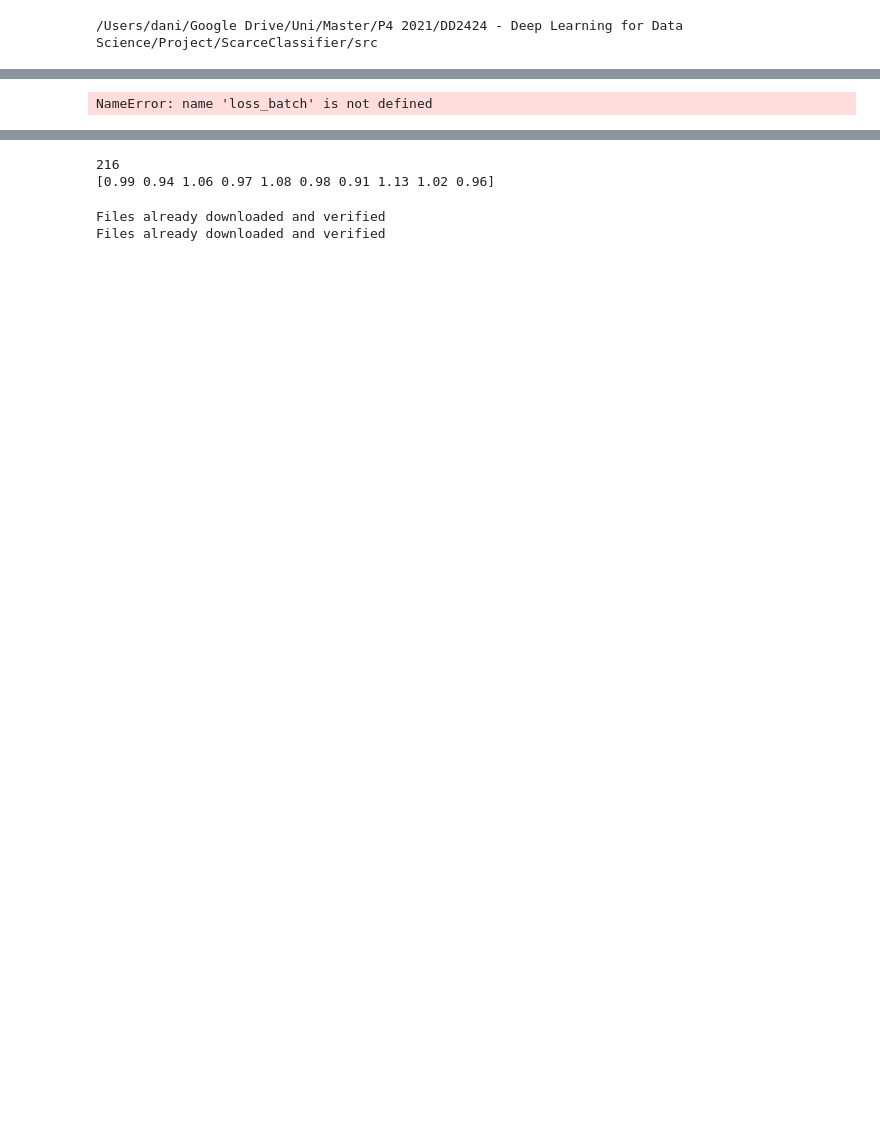
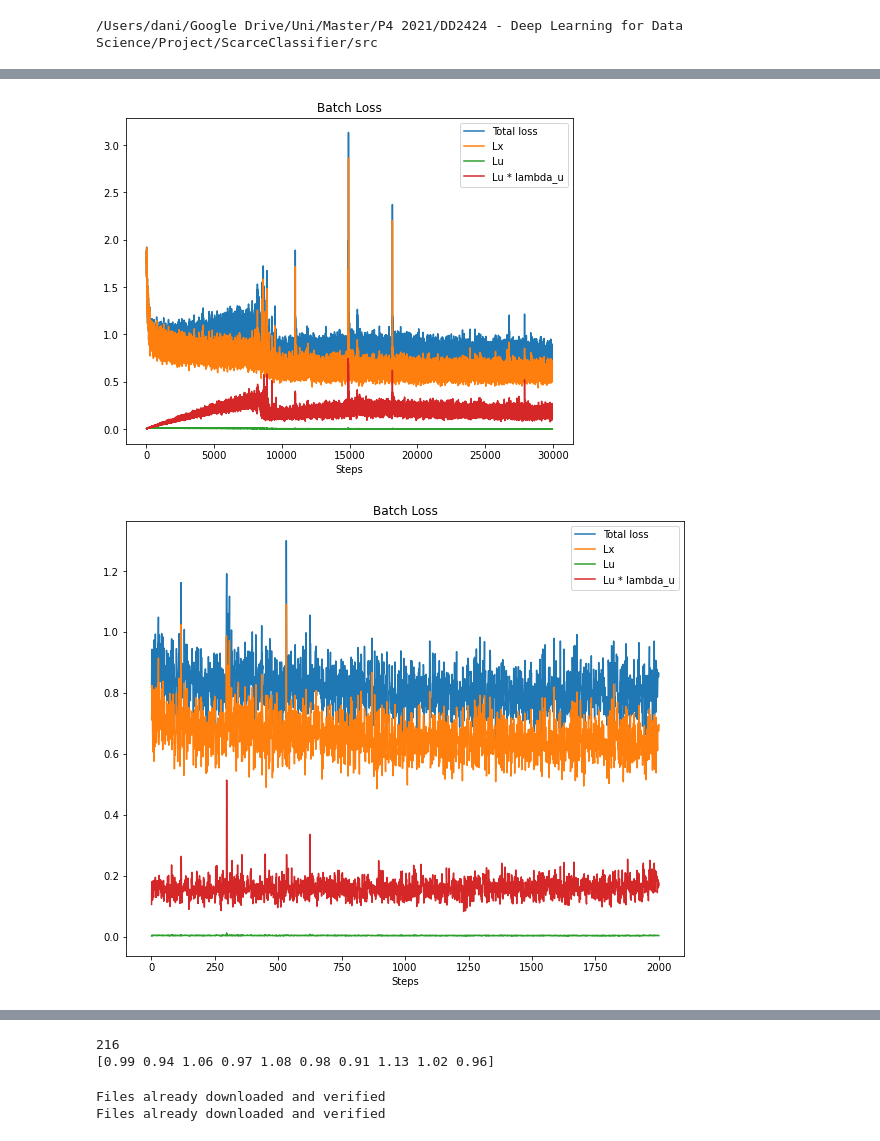
Before and after one commit to Morales97/MixMatch_and_Beyond, a Jupyter notebook: notebooks/load_model.ipynb, the cells around one changed output, grey strips where cells are left out. Cells and saved outputs as stored; diff of their text form; code cells hidden in the pictures; blank space fills up the shorter version.

```diff
--- a/notebooks/load_model.ipynb
+++ b/notebooks/load_model.ipynb
@@ -12,10 +12,10 @@ import torch.nn as nn
 import numpy as np
 import matplotlib.pyplot as plt
 # %%
-model_name = 'adam_fs_ema/best_checkpoint.pt'
+model_name = 'sgd_250/checkpoint_30000_unlearns.pt'
 saved_model = torch.load(f'../models/{model_name}', map_location=torch.device('cpu'))
 
-model = WideResNet(depth=28, k=2, n_out=10, bias=True)
+model = WideResNet(depth=28, k=2, n_out=10, bias=False)
 model.load_state_dict(saved_model['model_state_dict'])
 
 # optim = ...
@@ -26,10 +26,10 @@ loss_val = saved_model['loss_val']
 acc_train = saved_model['acc_train']
 acc_val = saved_model['acc_val']
 
-#loss_batch = saved_model['loss_batch']
-#lx = saved_model['lx']
-#lu = saved_model['lu']
-#lu_weighted = saved_model['lu_weighted']
+loss_batch = saved_model['loss_batch']
+lx = saved_model['lx']
+lu = saved_model['lu']
+lu_weighted = saved_model['lu_weighted']
 
 saved_model.keys()
 # %% [output]
@@ -52,8 +51,11 @@ Max val acc: 91.53999999999999
 # %%
+plt.figure(figsize=(8,6))
 plot_losses(loss_batch[50:], lx[50:], lu[50:], lu_weighted[50:])
 plt.show()
 idx1 = 9000
 idx2 = 11000
+plt.figure(figsize=(10,8))
 plot_losses(loss_batch[idx1:idx2], lx[idx1:idx2], lu[idx1:idx2], lu_weighted[idx1:idx2])
 # %% [output]
-NameError: name 'loss_batch' is not defined
+[figure, added]
+[figure, added]
```
Also changed, not shown: parts of 6 cells of this notebook, 13 other files.
